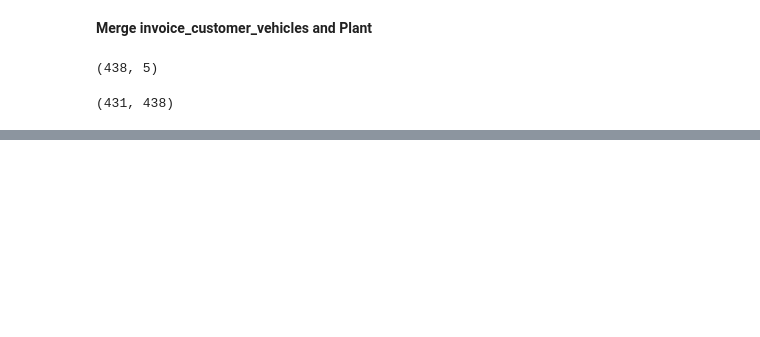
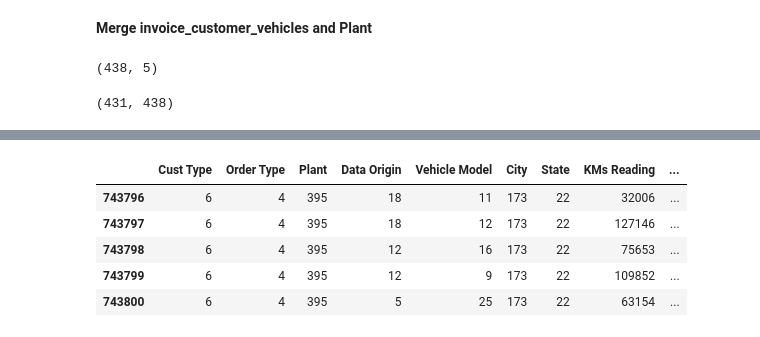
Before and after one commit to shailendrajain2892/GA_DSMP_5Jan2019, a Jupyter notebook: Capstone_Mahindra_First_Choice.ipynb, the cells around one changed output, grey strips where cells are left out. Saved outputs shown, nothing was run; the diff lists cells and outputs as text; code cells hidden in the pictures; blank space fills up the shorter version.

```diff
--- a/Capstone_Mahindra_First_Choice.ipynb
+++ b/Capstone_Mahindra_First_Choice.ipynb
@@ -420,0 +521,2 @@ invoice_customer_vehicles_plant.shape
+# %%
+cluster_data_categroical = cluster_data[['Cust Type', 'Order Type', 'Plant', 'Data Origin', 'Vehicle Model', 'City', 'State']]
@@ -420,0 +529,9 @@ invoice_customer_vehicles_plant.shape
+# %%
+cluster_data_transformed.tail()
+# %% [output]
+|  | Cust Type | Order Type | Plant | Data Origin | Vehicle Model | City | State | KMs Reading | ... |
+| 743796 | 6 | 4 | 395 | 18 | 11 | 173 | 22 | 32006 | ... |
+| 743797 | 6 | 4 | 395 | 18 | 12 | 173 | 22 | 127146 | ... |
+| 743798 | 6 | 4 | 395 | 12 | 16 | 173 | 22 | 75653 | ... |
+| 743799 | 6 | 4 | 395 | 12 | 9 | 173 | 22 | 109852 | ... |
+| 743800 | 6 | 4 | 395 | 5 | 25 | 173 | 22 | 63154 | ... |
```
Also changed, not shown: parts of 47 cells of this notebook.
